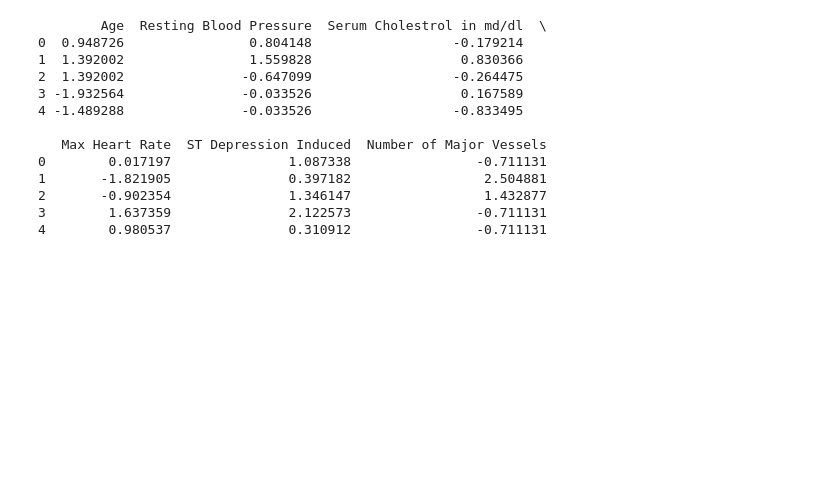
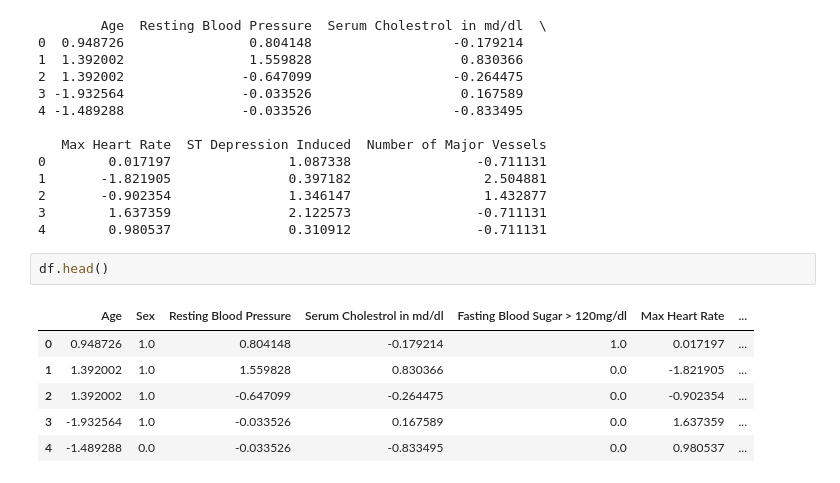
Before and after one commit to aarnavanoop/healthcare-pipeline, a Jupyter notebook: healthcare-pipeline.ipynb, the cells around one changed output. Saved outputs shown, nothing was run; the diff lists cells and outputs as text; blank space fills up the shorter version.

```diff
--- a/healthcare-pipeline.ipynb
+++ b/healthcare-pipeline.ipynb
@@ -244,3 +244,12 @@ print(df[continuous_columns].head())
 2       -0.902354               1.346147                 1.432877
 3        1.637359               2.122573                -0.711131
 4        0.980537               0.310912                -0.711131
+# %%
+df.head()
+# %% [output]
+|  | Age | Sex | Resting Blood Pressure | Serum Cholestrol in md/dl | Fasting Blood Sugar > 120mg/dl | Max Heart Rate | ... |
+| 0 | 0.948726 | 1.0 | 0.804148 | -0.179214 | 1.0 | 0.017197 | ... |
+| 1 | 1.392002 | 1.0 | 1.559828 | 0.830366 | 0.0 | -1.821905 | ... |
+| 2 | 1.392002 | 1.0 | -0.647099 | -0.264475 | 0.0 | -0.902354 | ... |
+| 3 | -1.932564 | 1.0 | -0.033526 | 0.167589 | 0.0 | 1.637359 | ... |
+| 4 | -1.489288 | 0.0 | -0.033526 | -0.833495 | 0.0 | 0.980537 | ... |
```
Also changed, not shown: 2 other files.
